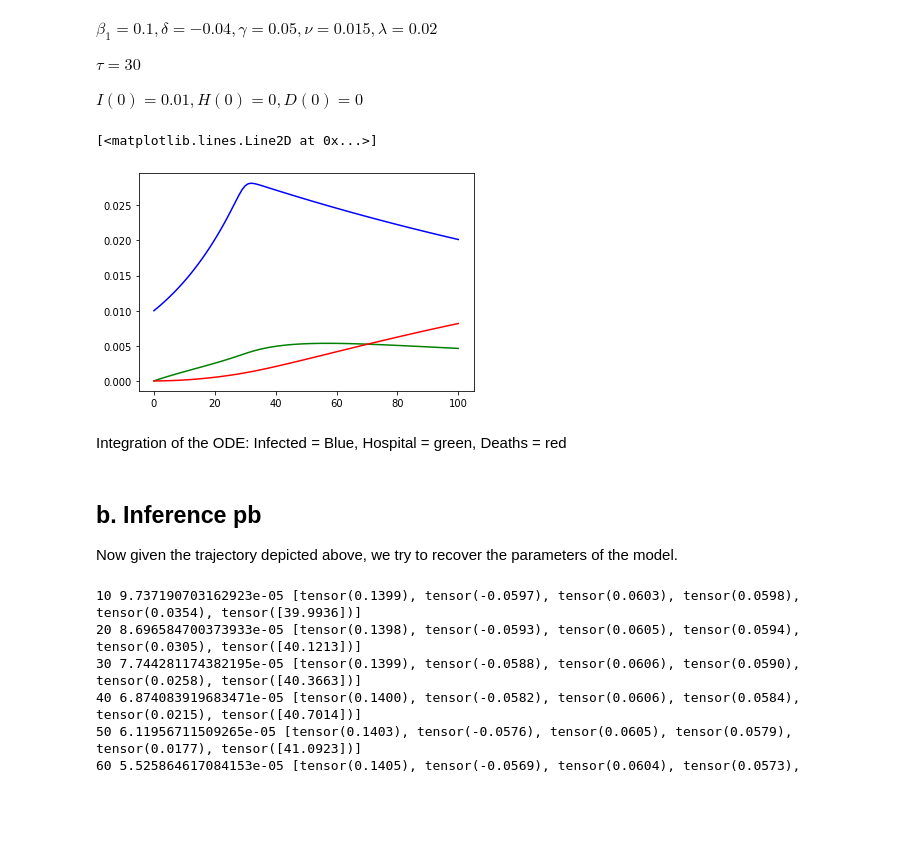
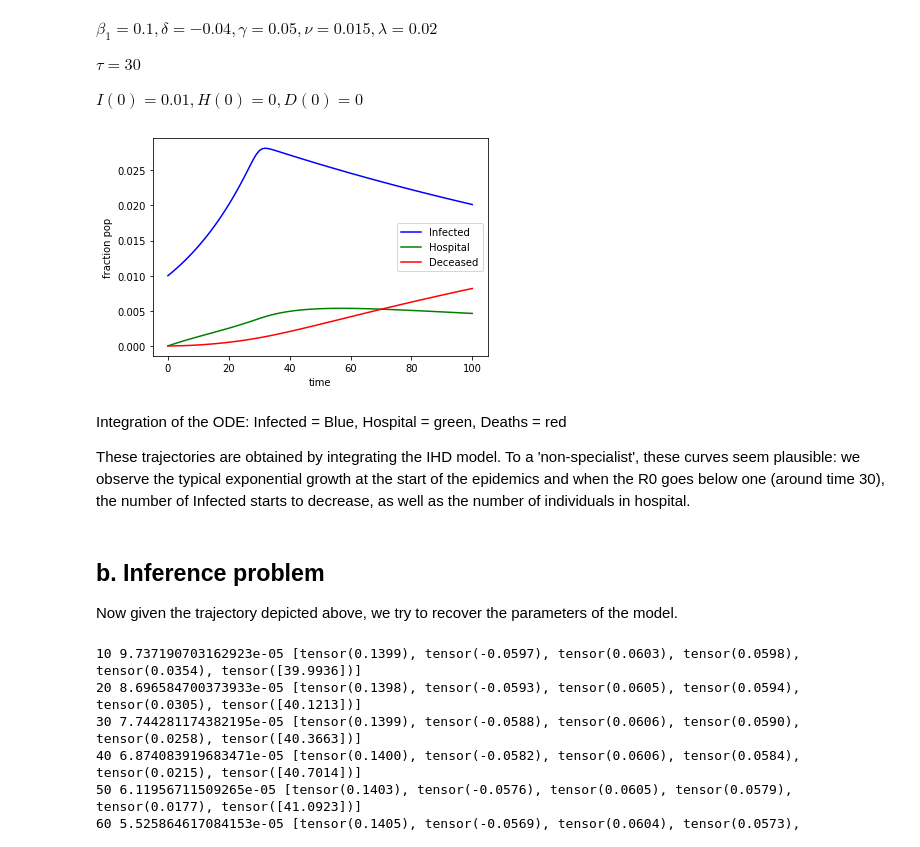
Before and after one commit to mlelarge/fitting_model_epidemiology, a Jupyter notebook: Synthetic_data.ipynb, the cells around one changed output. Drawn from its saved outputs; the diff is of its cells as text; code cells hidden in the pictures; blank space fills up the shorter version.

```diff
--- a/Synthetic_data.ipynb
+++ b/Synthetic_data.ipynb
@@ -68,16 +75,20 @@ $I(0)=0.01, H(0)=0, D(0)=0$
 # %%
 y_synt = ihd_fit.predic_ode(ihd_synt, true_init,t)
 # %%
-plt.plot(t,y_synt[:,0], 'b')
-plt.plot(t,y_synt[:,1], 'g')
-plt.plot(t,y_synt[:,2], 'r')
+plt.plot(t,y_synt[:,0], 'b', label= 'Infected')
+plt.plot(t,y_synt[:,1], 'g', label= 'Hospital')
+plt.plot(t,y_synt[:,2], 'r', label= 'Deceased')
+plt.ylabel('fraction pop')
+plt.xlabel('time')
+plt.legend();
 # %% [output]
-[<matplotlib.lines.Line2D at 0x...>]
-[figure, old version]
+[figure, new version]
-# %% [markdown]
-Integration of the ODE: Infected = Blue, Hospital = green, Deaths = red
+# %% [markdown]
+Integration of the ODE: Infected = Blue, Hospital = green, Deaths = red
+
+These trajectories are obtained by integrating the IHD model. To a 'non-specialist', these curves seem plausible: we observe the typical exponential growth at the start of the epidemics and when the R0 goes below one (around time 30), the number of Infected starts to decrease, as well as the number of individuals in hospital.
 # %% [markdown]
-## b. Inference pb
+## b. Inference problem
 
 Now given the trajectory depicted above, we try to recover the parameters of the model.
 # %%
```
Also changed, not shown: parts of 24 cells of this notebook, 1 other file.
